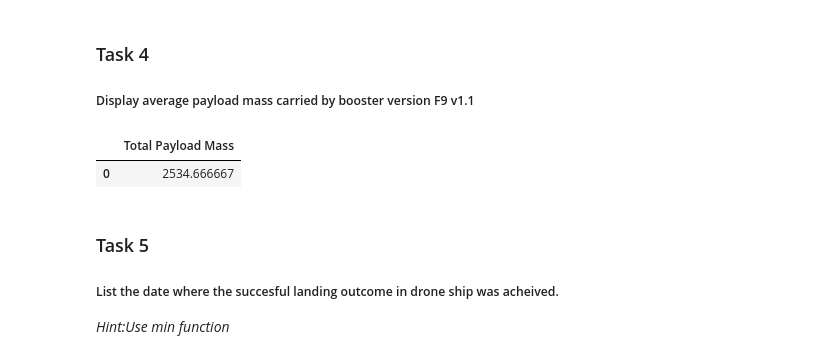
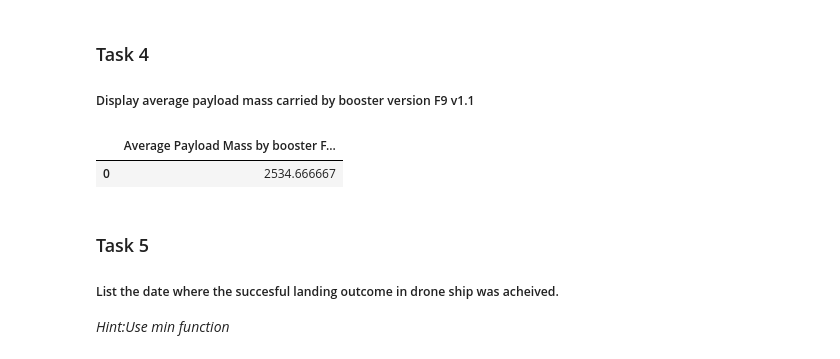
Before and after one commit to coathangers/Python, a Jupyter notebook: jupyter-labs-eda-sql-edx-sqllite-v2.ipynb, the cells around one changed output. Drawn from its saved outputs; the diff is of its cells as text; code cells hidden in the pictures.

```diff
--- a/jupyter-labs-eda-sql-edx-sqllite-v2.ipynb
+++ b/jupyter-labs-eda-sql-edx-sqllite-v2.ipynb
@@ -165,9 +159,9 @@ pd.read_sql("SELECT SUM(PAYLOAD_MASS__KG_) AS 'Total Payload Mass' FROM SPACEXTA
 
 ##### Display average payload mass carried by booster version F9 v1.1
 # %%
-pd.read_sql("SELECT AVG(PAYLOAD_MASS__KG_) AS 'Total Payload Mass' FROM SPACEXTABLE WHERE Booster_Version LIKE '%F9 v1.1%'",con)
+pd.read_sql("SELECT AVG(PAYLOAD_MASS__KG_) AS 'Average Payload Mass by booster F9 v1.1' FROM SPACEXTABLE WHERE Booster_Version LIKE '%F9 v1.1%'",con)
 # %% [output]
-|  | Total Payload Mass |
+|  | Average Payload Mass by booster F... |
 | 0 | 2534.666667 |
 # %% [markdown]
 ### Task 5
```
Also changed, not shown: parts of 8 cells of this notebook, 3 other files.
